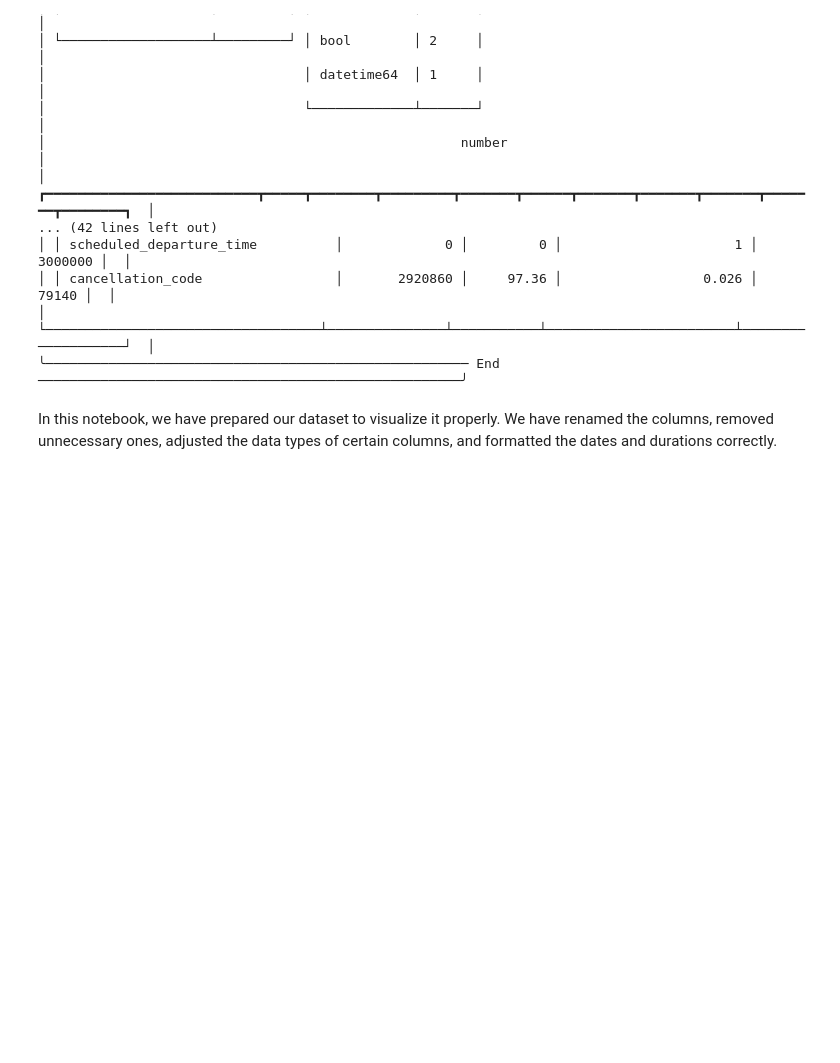
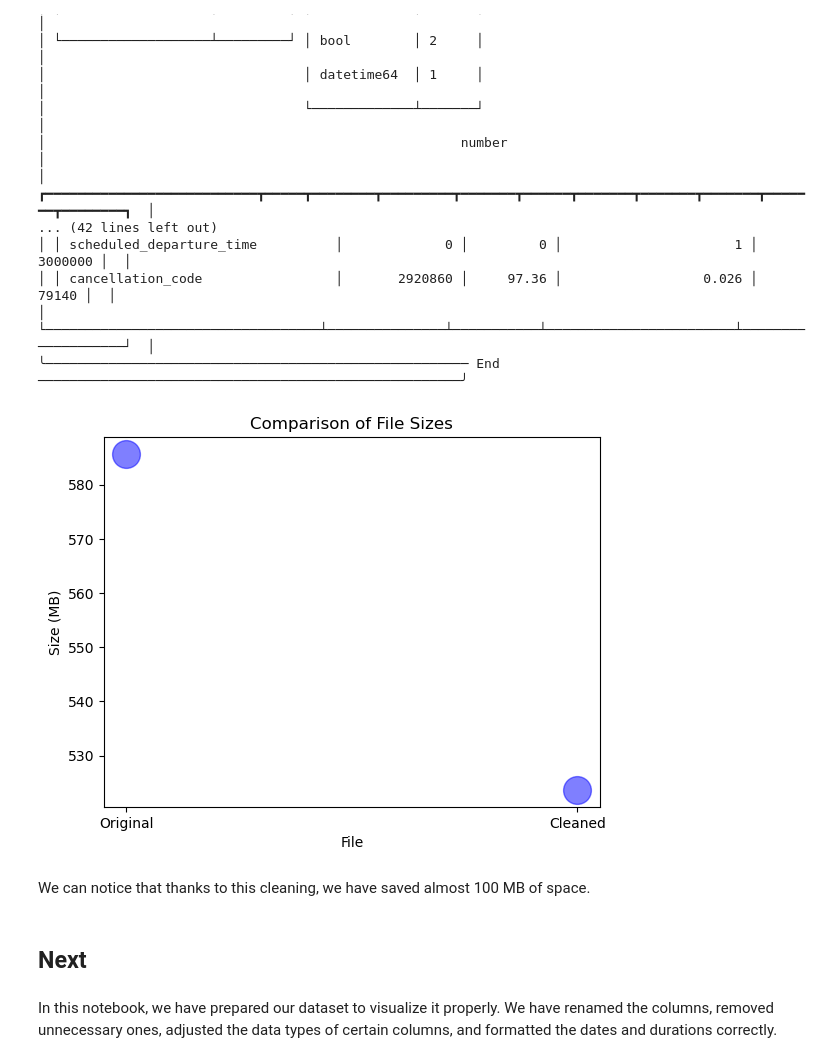
Before and after one commit to ilanaliouchouche/vizu-project, a Jupyter notebook: preprocessing.ipynb, the cells around one changed output. Saved outputs shown, nothing was run; the diff lists cells and outputs as text; code cells hidden in the pictures; blank space fills up the shorter version.

```diff
--- a/preprocessing.ipynb
+++ b/preprocessing.ipynb
@@ -32,6 +34,7 @@ class FlightCSVProcessor:
         print("CSV file loaded.")
         self.path = path
         self.new_path = new_path
+        self.processed = False
 
     # modify the name of the columns and drop some columns
     def __compute_columns(self):
@@ -141,13 +144,28 @@ class FlightCSVProcessor:
                 raise ValueError("You must provide a path to save the file.")
             self.df.to_csv(self.new_path, index=False)
             print(f"File saved to {self.new_path}.")
+        self.processed = True
         print("Processing done.")
 
     # display the dataframe
     def display_df(self, n=5):
         return self.df.head(n)
+
+    def compare_file_sizes(self, title1='Original', title2='Cleaned'):
+        if self.new_path is None:
+            raise ValueError("You must provide a path to save the file.")
+        if not self.processed:
+            raise ValueError("You must process the csv first.")
+        file1_size = os.path.getsize(self.path) / (1024 * 1024)
+        file2_size = os.path.getsize(self.new_path) / (1024 * 1024)
+
+        plt.scatter([title1, title2], [file1_size, file2_size], s=400, c='blue', alpha=0.5)
+        plt.xlabel('File')
+        plt.ylabel('Size (MB)')
+        plt.title('Comparison of File Sizes')
+        plt.show()
 # %%
-flightProc = FlightCSVProcessor(new_path="flight_test.csv")
+flightProc = FlightCSVProcessor(new_path="flights_clean.csv")
 # %% [output]
 Loading CSV file...
 CSV file loaded.
@@ -207,5 +224,13 @@ skim(flightProc.df)
 │ │ cancellation_code                 │       2920860 │     97.36 │                  0.026 │             79140 │  │
 │ └───────────────────────────────────┴───────────────┴───────────┴────────────────────────┴───────────────────┘  │
 ╰────────────────────────────────────────────────────── End ──────────────────────────────────────────────────────╯
+# %%
+flightProc.compare_file_sizes()
+# %% [output]
+[figure, added]
+# %% [markdown]
+We can notice that thanks to this cleaning, we have saved almost 100 MB of space.
+# %% [markdown]
+## Next
 # %% [markdown]
 In this notebook, we have prepared our dataset to visualize it properly. We have renamed the columns, removed unnecessary ones, adjusted the data types of certain columns, and formatted the dates and durations correctly.
```
Also changed, not shown: parts of 2 cells of this notebook.
